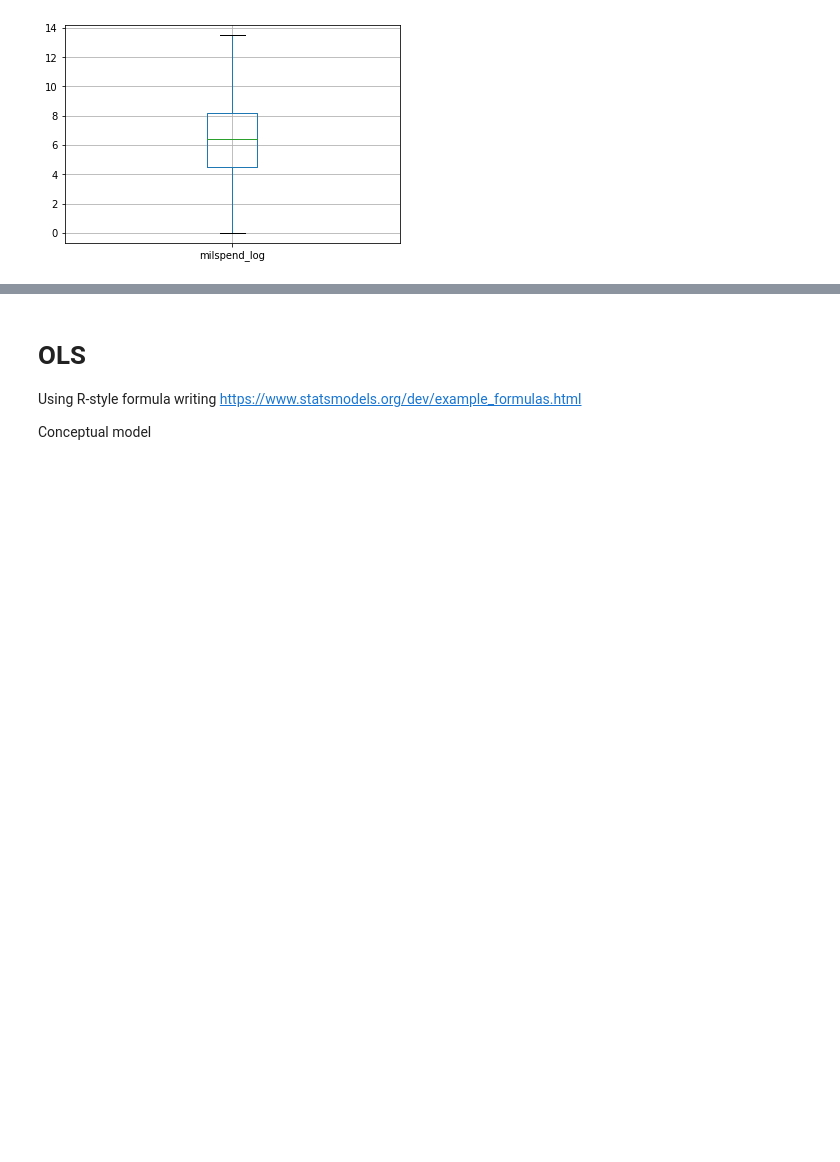
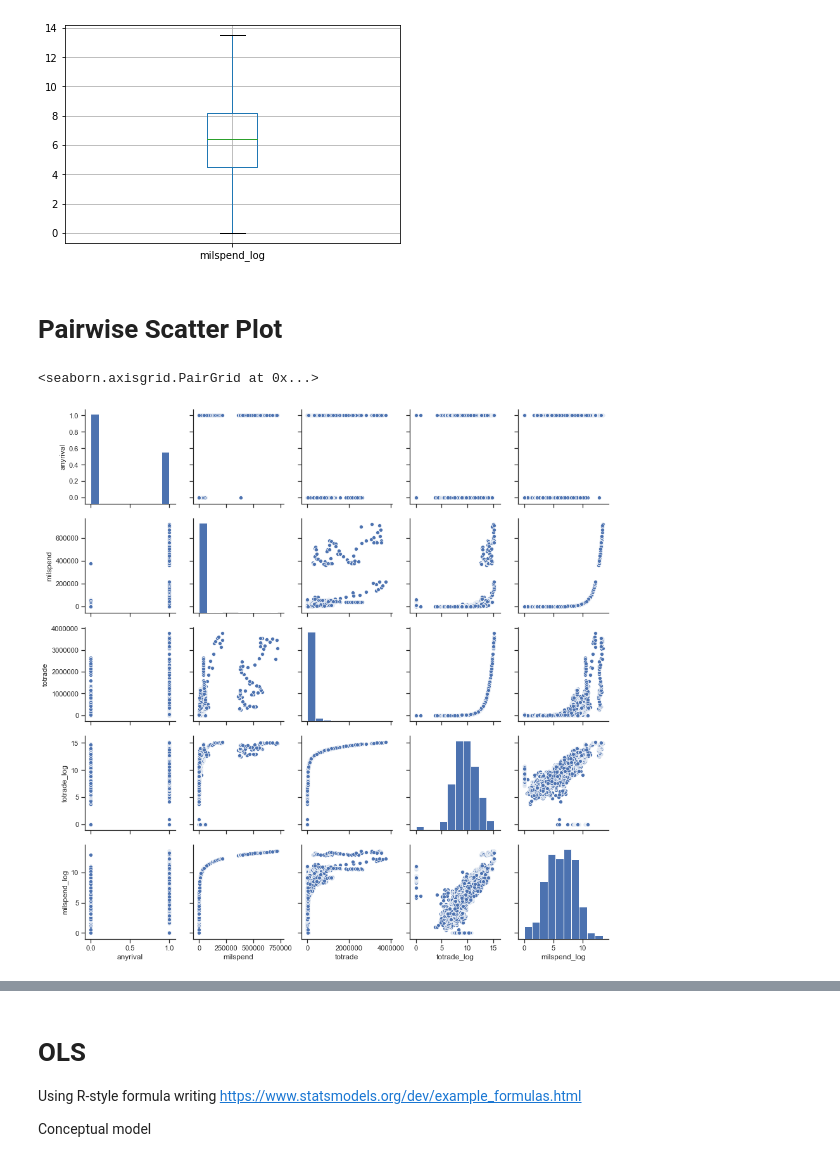
Before and after one commit to PardeeCenter/Python-Skills-Workshop, a Jupyter notebook: Session 3.2 Statistical Analysis with Python.ipynb, the cells around one changed output, grey strips where cells are left out. Cells and saved outputs as stored; diff of their text form; code cells hidden in the pictures; blank space fills up the shorter version.

```diff
--- a/Session 3.2 Statistical Analysis with Python.ipynb
+++ b/Session 3.2 Statistical Analysis with Python.ipynb
@@ -130,3 +130,5 @@ rival_ols.boxplot(column="milspend_log")
 # %% [output]
 <matplotlib.axes._subplots.AxesSubplot at 0x...>
 [figure]
+# %% [markdown]
+# Pairwise Scatter Plot
@@ -132,0 +137,6 @@ rival_ols.boxplot(column="milspend_log")
+# %%
+sns.set(style="ticks")
+sns.pairplot(rival_ols)
+# %% [output]
+<seaborn.axisgrid.PairGrid at 0x...>
+[figure, added]
```
Also changed, not shown: parts of 3 cells of this notebook.
